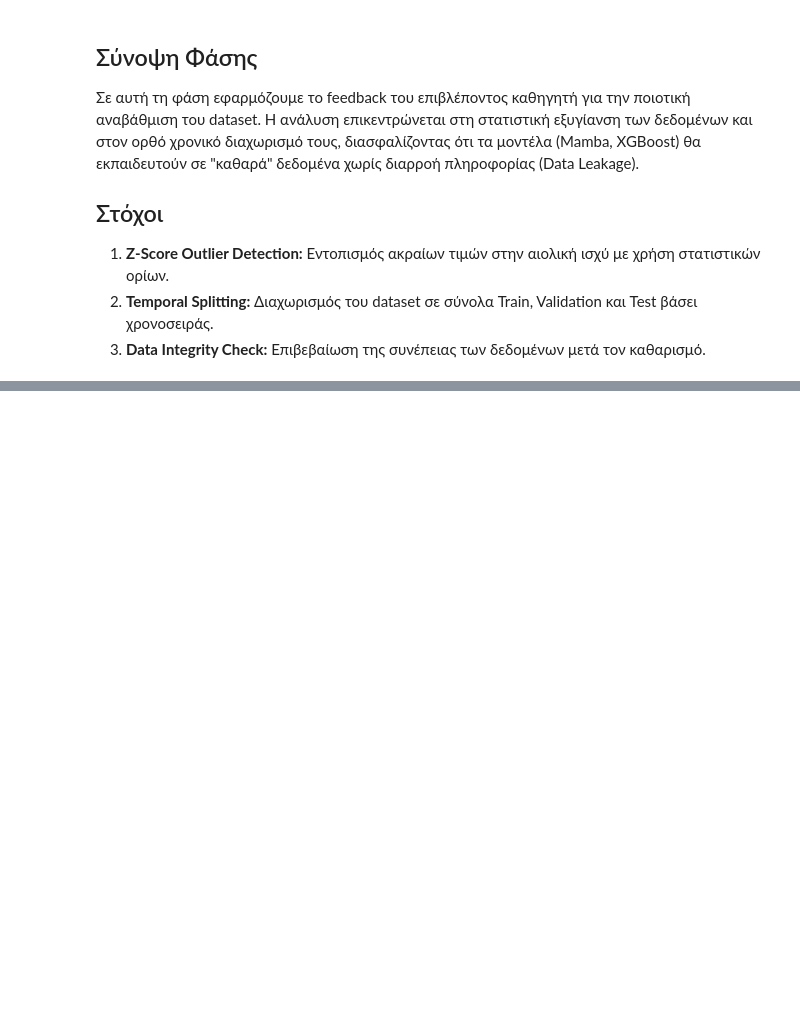
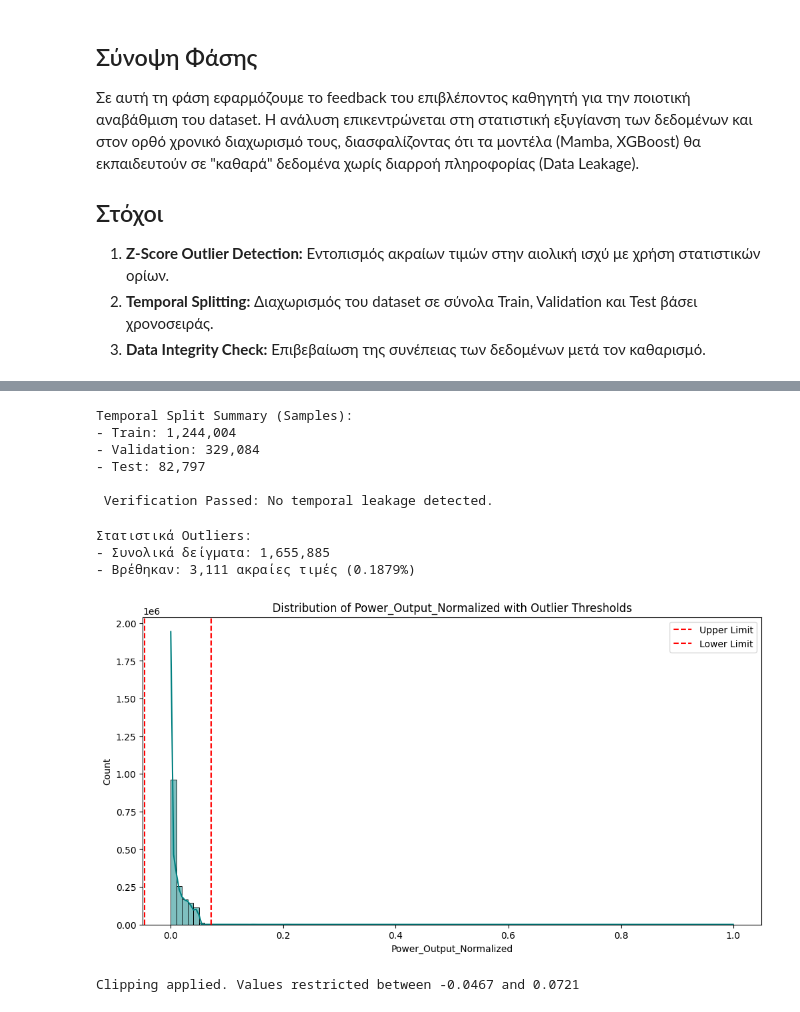
Before and after one commit to Dionysis33/WindPower_DigitalTwin, a Jupyter notebook: notebooks/05_outliers_and_split.ipynb, the cells around one changed output, grey strips where cells are left out. Cells and saved outputs as stored; diff of their text form; code cells hidden in the pictures; blank space fills up the shorter version.

Commit message:
feat: complete notebook 05 with professional split and clipping

```diff
--- a/notebooks/05_outliers_and_split.ipynb
+++ b/notebooks/05_outliers_and_split.ipynb
@@ -30,0 +66,61 @@ print(f"Επιτυχής φόρτωση: {len(df):,} δείγματα.")
+# %%
+# Χρονικός διαχωρισμός βάσει των ρυθμίσεων στο config.py
+train_df = df[df['timestamp'] <= TRAIN_END_DATE]
+val_df = df[(df['timestamp'] > TRAIN_END_DATE) & (df['timestamp'] <= VAL_END_DATE)]
+test_df = df[df['timestamp'] > VAL_END_DATE]
+
+print(f"Temporal Split Summary (Samples):")
+print(f"- Train: {len(train_df):,}")
+print(f"- Validation: {len(val_df):,}")
+print(f"- Test: {len(test_df):,}")
+
+# Έλεγχος εγκυρότητας (Data Leakage Protection)
+assert train_df['timestamp'].max() < val_df['timestamp'].min()
+assert val_df['timestamp'].max() < test_df['timestamp'].min()
+print("\n Verification Passed: No temporal leakage detected.")
+# %% [output]
+Temporal Split Summary (Samples):
+- Train: 1,244,004
+- Validation: 329,084
+- Test: 82,797
+
+ Verification Passed: No temporal leakage detected.
+# %%
+# 1. Υπολογισμός Z-score (Χρησιμοποιούμε τη στήλη Power_Output_Normalized)
+mean_val = df[TARGET_COLUMN].mean()
+std_val = df[TARGET_COLUMN].std()
+
+df['z_score'] = (df[TARGET_COLUMN] - mean_val) / std_val
+
+# 2. Εντοπισμός Outliers (Threshold = 3.0 από το config)
+outliers = df[df['z_score'].abs() > Z_SCORE_THRESHOLD]
+
+print(f"Στατιστικά Outliers:")
+print(f"- Συνολικά δείγματα: {len(df):,}")
+print(f"- Βρέθηκαν: {len(outliers):,} ακραίες τιμές ({len(outliers)/len(df)*100:.4f}%)")
+# %% [output]
+Στατιστικά Outliers:
+- Συνολικά δείγματα: 1,655,885
+- Βρέθηκαν: 3,111 ακραίες τιμές (0.1879%)
+# %%
+# Οπτικοποίηση της κατανομής και των ορίων Z-score
+plt.figure(figsize=(12, 6))
+sns.histplot(df[TARGET_COLUMN], bins=100, kde=True, color='teal')
+plt.axvline(mean_val + Z_SCORE_THRESHOLD * std_val, color='red', linestyle='--', label='Upper Limit')
+plt.axvline(mean_val - Z_SCORE_THRESHOLD * std_val, color='red', linestyle='--', label='Lower Limit')
+plt.title(f"Distribution of {TARGET_COLUMN} with Outlier Thresholds")
+plt.legend()
+plt.show()
+# %% [output]
+[figure, added]
+# %%
+# Εφαρμογή Clipping (αντικατάσταση ακραίων τιμών με τα όρια)
+upper_limit = mean_val + Z_SCORE_THRESHOLD * std_val
+lower_limit = mean_val - Z_SCORE_THRESHOLD * std_val
+
+for dataset in [train_df, val_df, test_df]:
+    dataset[TARGET_COLUMN] = dataset[TARGET_COLUMN].clip(lower=lower_limit, upper=upper_limit)
+
+print(f"Clipping applied. Values restricted between {lower_limit:.4f} and {upper_limit:.4f}")
+# %% [output]
+Clipping applied. Values restricted between -0.0467 and 0.0721
```
Also changed, not shown: parts of 6 cells of this notebook, 1 other file.
